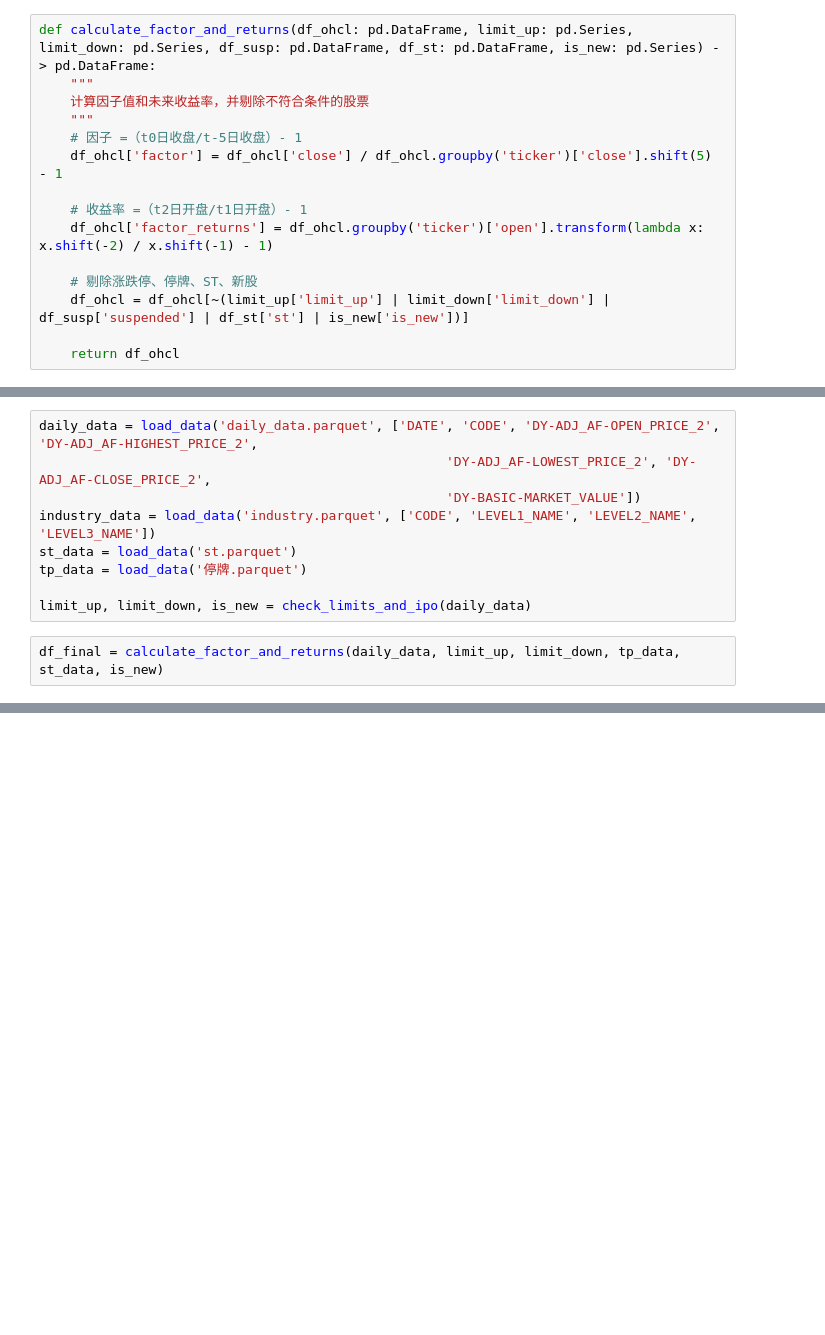
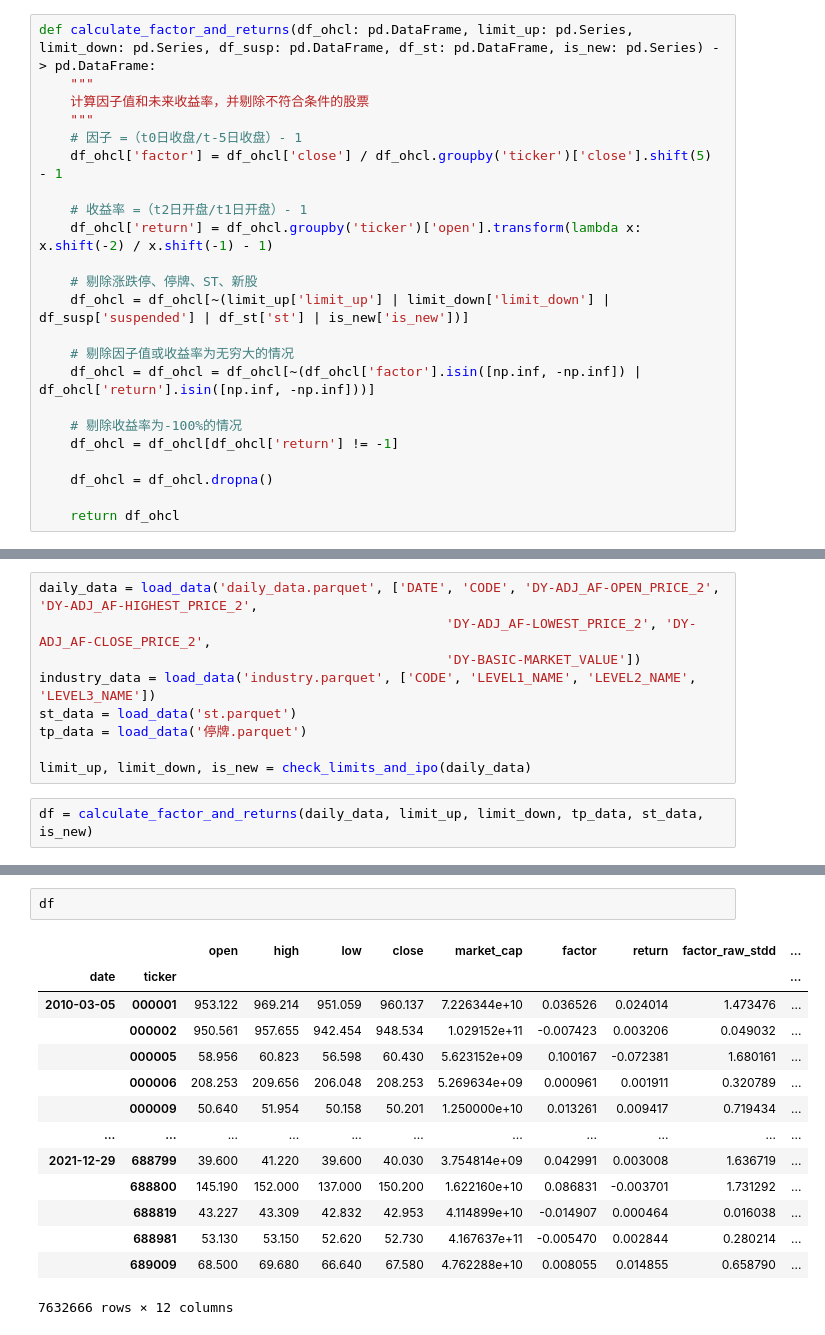
Before and after one commit to Lawrence2005/NuoFengHui-OA, a Jupyter notebook: solution.ipynb, the cells around one changed output, grey strips where cells are left out. Saved outputs shown, nothing was run; the diff lists cells and outputs as text; blank space fills up the shorter version.

```diff
--- a/solution.ipynb
+++ b/solution.ipynb
@@ -74,11 +74,19 @@ def calculate_factor_and_returns(df_ohcl: pd.DataFrame, limit_up: pd.Series, lim
     df_ohcl['factor'] = df_ohcl['close'] / df_ohcl.groupby('ticker')['close'].shift(5) - 1
 
     # 收益率 =（t2日开盘/t1日开盘）- 1
-    df_ohcl['factor_returns'] = df_ohcl.groupby('ticker')['open'].transform(lambda x: x.shift(-2) / x.shift(-1) - 1)
+    df_ohcl['return'] = df_ohcl.groupby('ticker')['open'].transform(lambda x: x.shift(-2) / x.shift(-1) - 1)
 
     # 剔除涨跌停、停牌、ST、新股
     df_ohcl = df_ohcl[~(limit_up['limit_up'] | limit_down['limit_down'] | df_susp['suspended'] | df_st['st'] | is_new['is_new'])]
 
+    # 剔除因子值或收益率为无穷大的情况
+    df_ohcl = df_ohcl = df_ohcl[~(df_ohcl['factor'].isin([np.inf, -np.inf]) | df_ohcl['return'].isin([np.inf, -np.inf]))]
+
+    # 剔除收益率为-100%的情况
+    df_ohcl = df_ohcl[df_ohcl['return'] != -1]
+
+    df_ohcl = df_ohcl.dropna()
+
     return df_ohcl
 # %%
 def standardize_raw(og_factors: pd.Series, n = 2.5) -> pd.Series:
@@ -170,5 +362,5 @@ tp_data = load_data('停牌.parquet')
 
 limit_up, limit_down, is_new = check_limits_and_ipo(daily_data)
 # %%
-df_final = calculate_factor_and_returns(daily_data, limit_up, limit_down, tp_data, st_data, is_new)
+df = calculate_factor_and_returns(daily_data, limit_up, limit_down, tp_data, st_data, is_new)
 # %%
@@ -211,0 +370,17 @@ df_final
+# %%
+df
+# %% [output]
+|  |  | open | high | low | close | market_cap | factor | return | factor_raw_stdd | ... |
+| date | ticker |  |  |  |  |  |  |  |  | ... |
+| 2010-03-05 | 000001 | 953.122 | 969.214 | 951.059 | 960.137 | 7.226344e+10 | 0.036526 | 0.024014 | 1.473476 | ... |
+|  | 000002 | 950.561 | 957.655 | 942.454 | 948.534 | 1.029152e+11 | -0.007423 | 0.003206 | 0.049032 | ... |
+|  | 000005 | 58.956 | 60.823 | 56.598 | 60.430 | 5.623152e+09 | 0.100167 | -0.072381 | 1.680161 | ... |
+|  | 000006 | 208.253 | 209.656 | 206.048 | 208.253 | 5.269634e+09 | 0.000961 | 0.001911 | 0.320789 | ... |
+|  | 000009 | 50.640 | 51.954 | 50.158 | 50.201 | 1.250000e+10 | 0.013261 | 0.009417 | 0.719434 | ... |
+| ... | ... | ... | ... | ... | ... | ... | ... | ... | ... | ... |
+| 2021-12-29 | 688799 | 39.600 | 41.220 | 39.600 | 40.030 | 3.754814e+09 | 0.042991 | 0.003008 | 1.636719 | ... |
+|  | 688800 | 145.190 | 152.000 | 137.000 | 150.200 | 1.622160e+10 | 0.086831 | -0.003701 | 1.731292 | ... |
+|  | 688819 | 43.227 | 43.309 | 42.832 | 42.953 | 4.114899e+10 | -0.014907 | 0.000464 | 0.016038 | ... |
+|  | 688981 | 53.130 | 53.150 | 52.620 | 52.730 | 4.167637e+11 | -0.005470 | 0.002844 | 0.280214 | ... |
+|  | 689009 | 68.500 | 69.680 | 66.640 | 67.580 | 4.762288e+10 | 0.008055 | 0.014855 | 0.658790 | ... |
+7632666 rows × 12 columns
```
Also changed, not shown: parts of 18 cells of this notebook.
